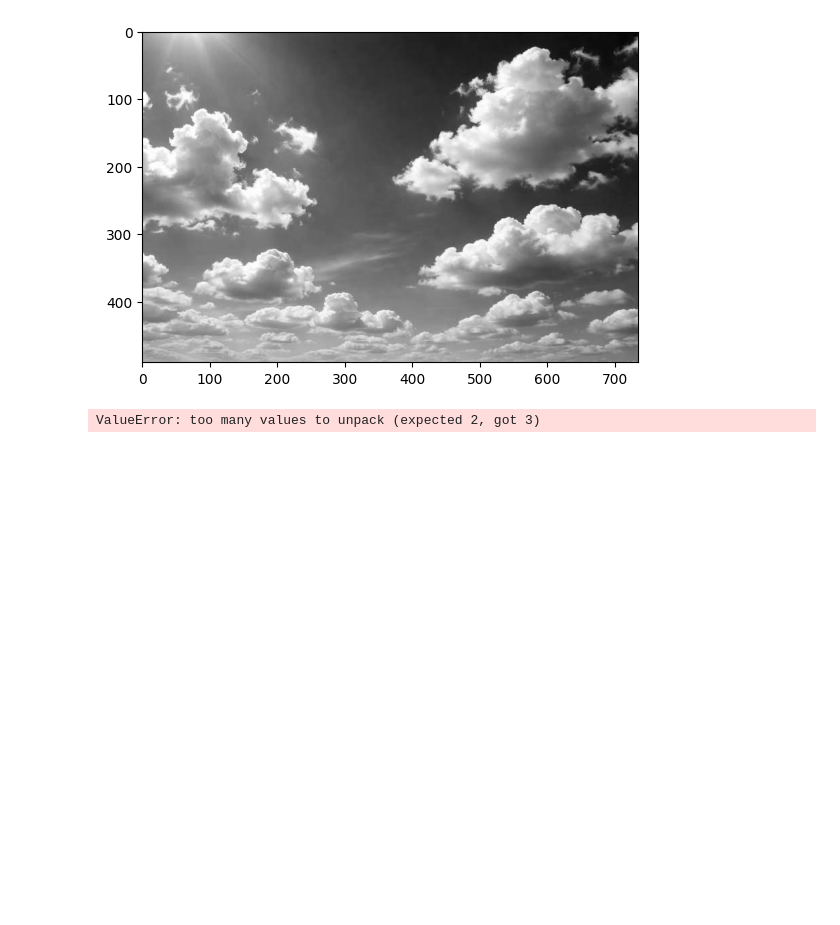
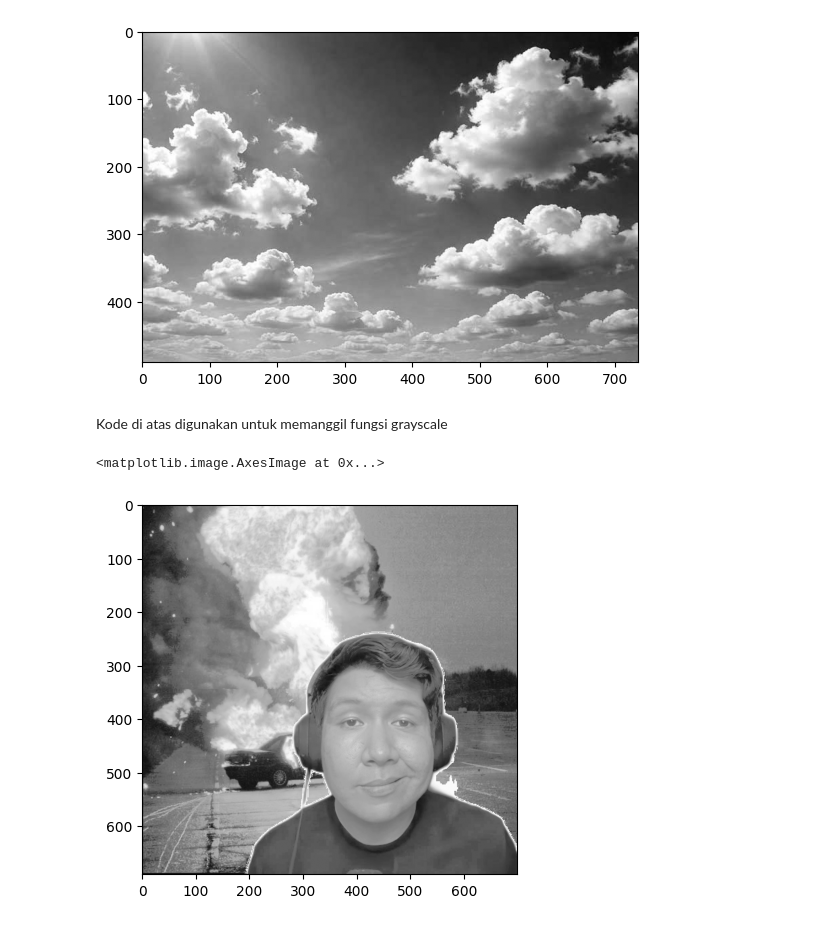
Before and after one commit to praktikum-pcd-2026/gokil-astrellacha, a Jupyter notebook: JurnalModul2.ipynb, the cells around one changed output. Saved outputs shown, nothing was run; the diff lists cells and outputs as text; code cells hidden in the pictures; blank space fills up the shorter version.

```diff
--- a/JurnalModul2.ipynb
+++ b/JurnalModul2.ipynb
@@ -346,8 +440,11 @@ skybu.shape
 # %% [output]
 (490, 735)
 [figure]
+# %% [markdown]
+Kode di atas digunakan untuk memanggil fungsi grayscale
 # %%
-spec2 = spec(result2, skybu)
-plt.imshow(spec2)
+spec2 = spec(result2, sky)
+plt.imshow(spec2, cmap = "gray")
 # %% [output]
-ValueError: too many values to unpack (expected 2, got 3)
+<matplotlib.image.AxesImage at 0x...>
+[figure, added]
```
Also changed, not shown: parts of 37 cells of this notebook.
